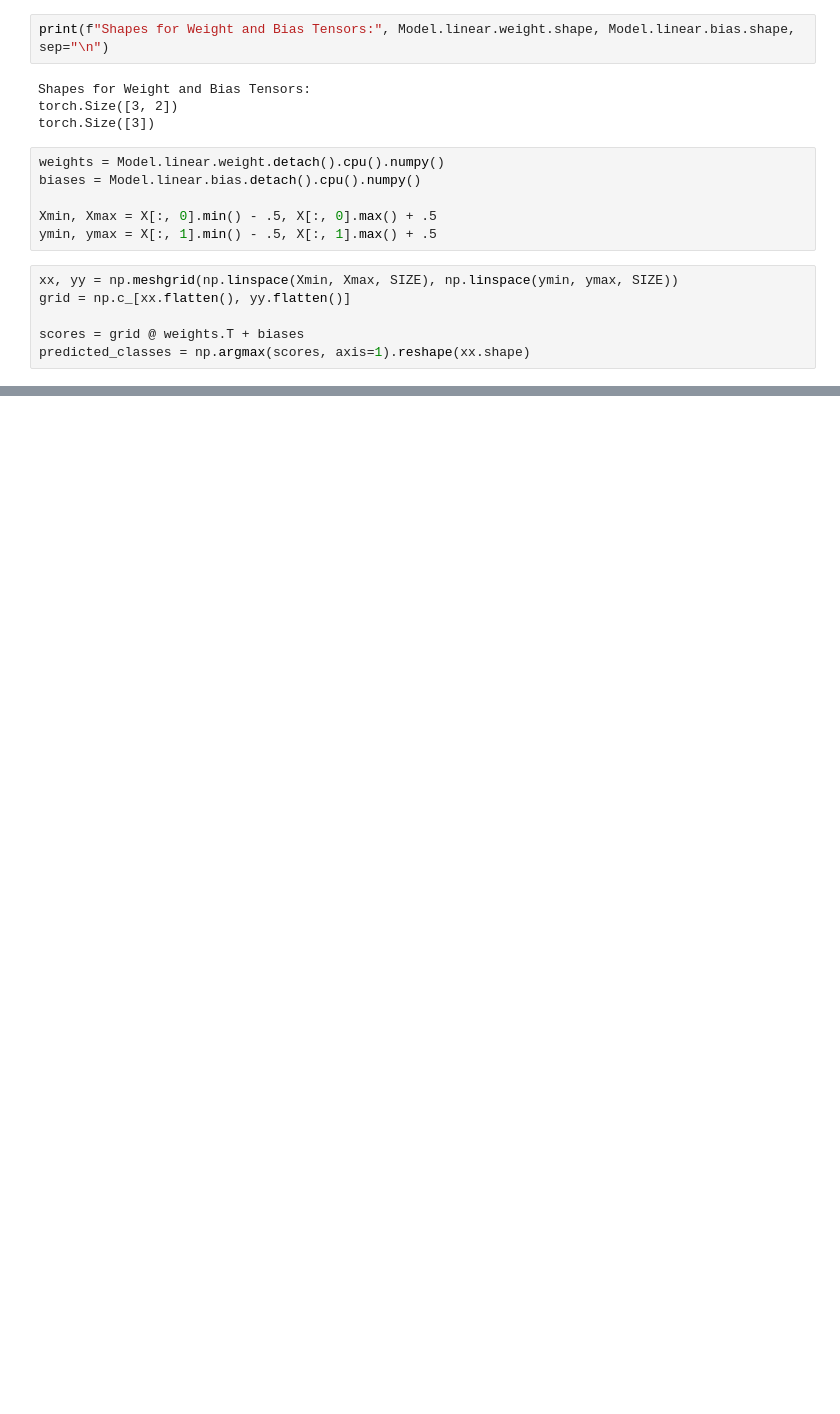
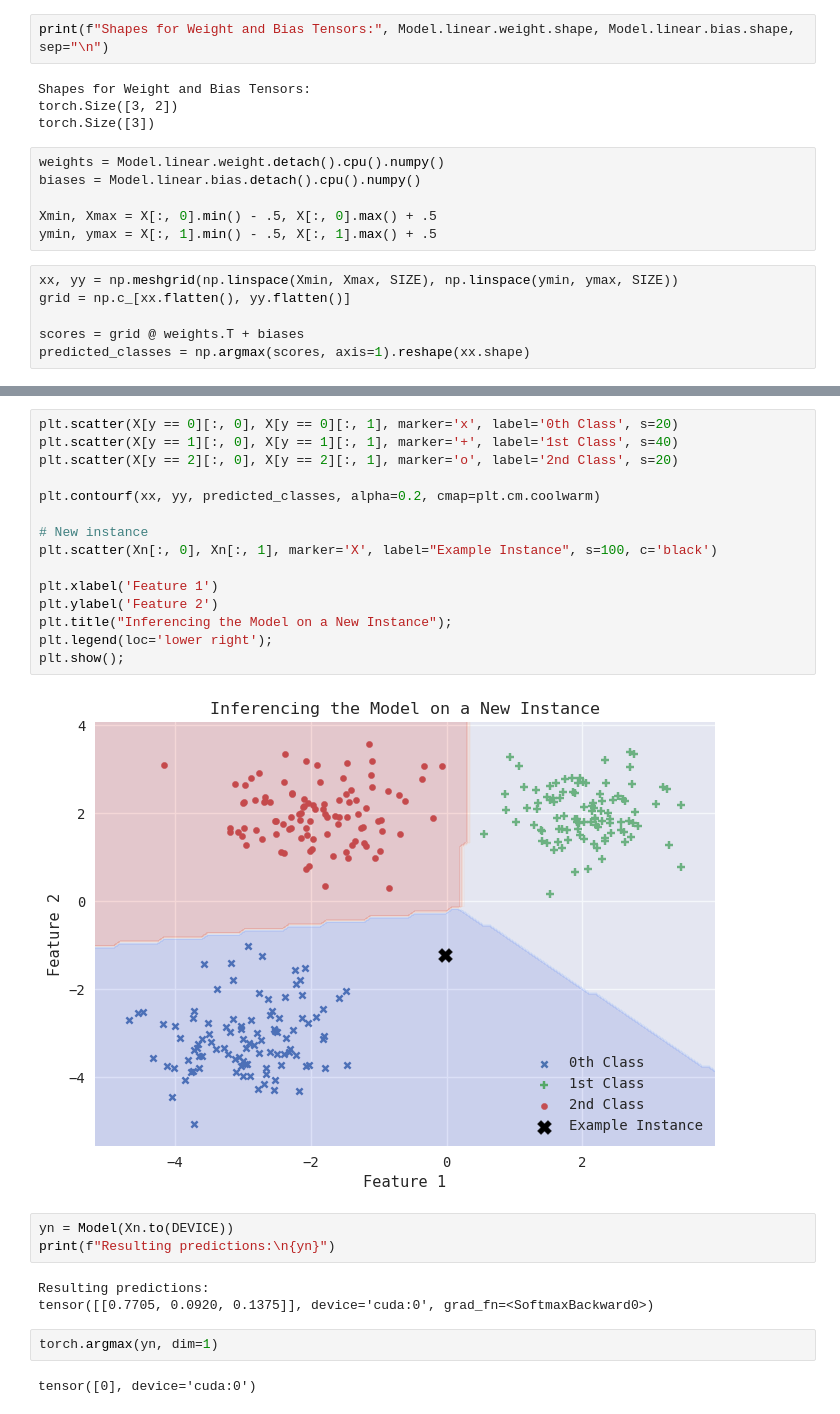
Before and after one commit to abhans/torchbygnd, a Jupyter notebook: test.ipynb, the cells around one changed output, grey strips where cells are left out. Drawn from its saved outputs; the diff is of its cells as text; blank space fills up the shorter version.

```diff
--- a/test.ipynb
+++ b/test.ipynb
@@ -228,0 +236,27 @@ plt.show();
+# %%
+plt.scatter(X[y == 0][:, 0], X[y == 0][:, 1], marker='x', label='0th Class', s=20)
+plt.scatter(X[y == 1][:, 0], X[y == 1][:, 1], marker='+', label='1st Class', s=40)
+plt.scatter(X[y == 2][:, 0], X[y == 2][:, 1], marker='o', label='2nd Class', s=20)
+
+plt.contourf(xx, yy, predicted_classes, alpha=0.2, cmap=plt.cm.coolwarm)
+
+# New instance
+plt.scatter(Xn[:, 0], Xn[:, 1], marker='X', label="Example Instance", s=100, c='black')
+
+plt.xlabel('Feature 1')
+plt.ylabel('Feature 2')
+plt.title("Inferencing the Model on a New Instance");
+plt.legend(loc='lower right');
+plt.show();
+# %% [output]
+[figure, added]
+# %%
+yn = Model(Xn.to(DEVICE))
+print(f"Resulting predictions:\n{yn}")
+# %% [output]
+Resulting predictions:
+tensor([[0.7705, 0.0920, 0.1375]], device='cuda:0', grad_fn=<SoftmaxBackward0>)
+# %%
+torch.argmax(yn, dim=1)
+# %% [output]
+tensor([0], device='cuda:0')
```
Also changed, not shown: parts of 10 cells of this notebook.
